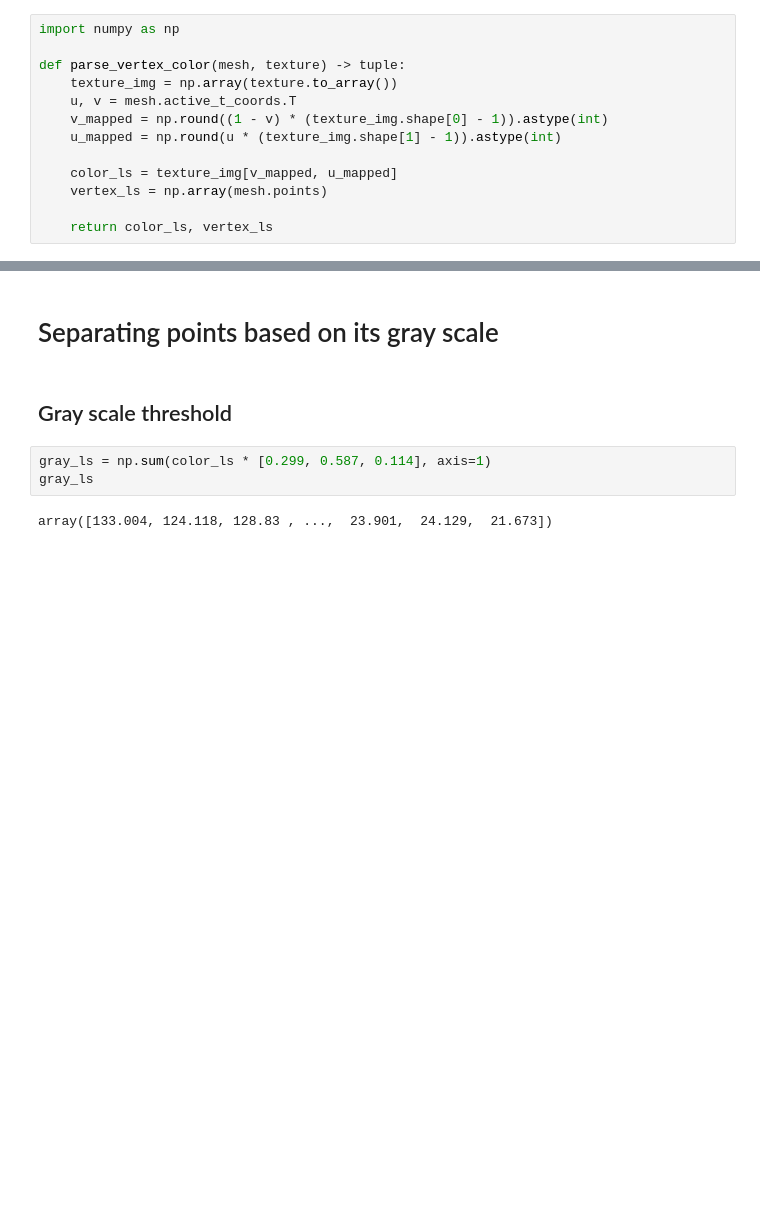
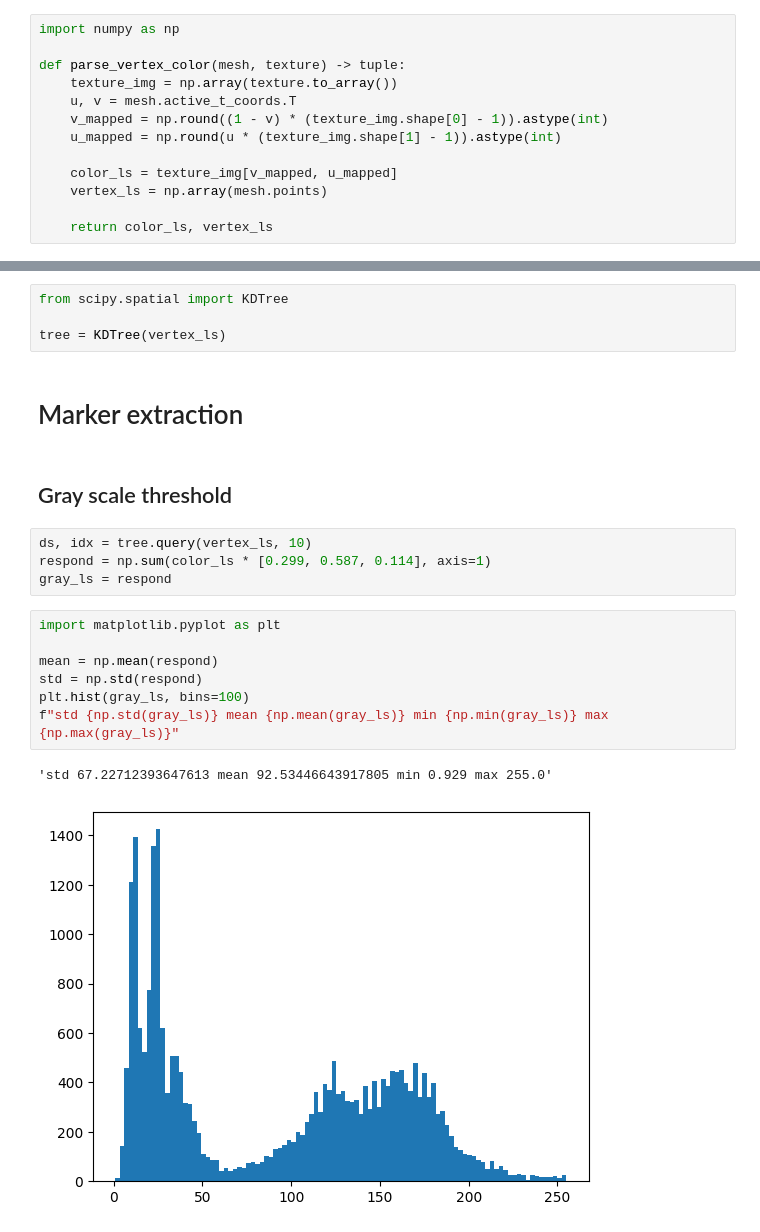
Before and after one commit to TOB-KNPOB/Code2023-RBF-dense-track, a Jupyter notebook: prototype/marker_extract.ipynb, the cells around one changed output, grey strips where cells are left out. Saved outputs shown, nothing was run; the diff lists cells and outputs as text; blank space fills up the shorter version.

Commit message:
refined marker extraction
validated with 10 fps dataset

```diff
--- a/prototype/marker_extract.ipynb
+++ b/prototype/marker_extract.ipynb
@@ -59,10 +62,23 @@ color_ls, vertex_ls
-# %% [markdown]
-# Separating points based on its gray scale
+# %%
+from scipy.spatial import KDTree
+
+tree = KDTree(vertex_ls)
+# %% [markdown]
+# Marker extraction
 # %% [markdown]
 ## Gray scale threshold
 # %%
-gray_ls = np.sum(color_ls * [0.299, 0.587, 0.114], axis=1)
-gray_ls
+ds, idx = tree.query(vertex_ls, 10)
+respond = np.sum(color_ls * [0.299, 0.587, 0.114], axis=1)
+gray_ls = respond
-# %% [output]
-array([133.004, 124.118, 128.83 , ...,  23.901,  24.129,  21.673])
+# %%
+import matplotlib.pyplot as plt
+
+mean = np.mean(respond)
+std = np.std(respond)
+plt.hist(gray_ls, bins=100)
+f"std {np.std(gray_ls)} mean {np.mean(gray_ls)} min {np.min(gray_ls)} max {np.max(gray_ls)}"
+# %% [output]
+'std 67.22712393647613 mean 92.53446643917805 min 0.929 max 255.0'
+[figure, added]
 # %%
```
Also changed, not shown: parts of 22 cells of this notebook.
